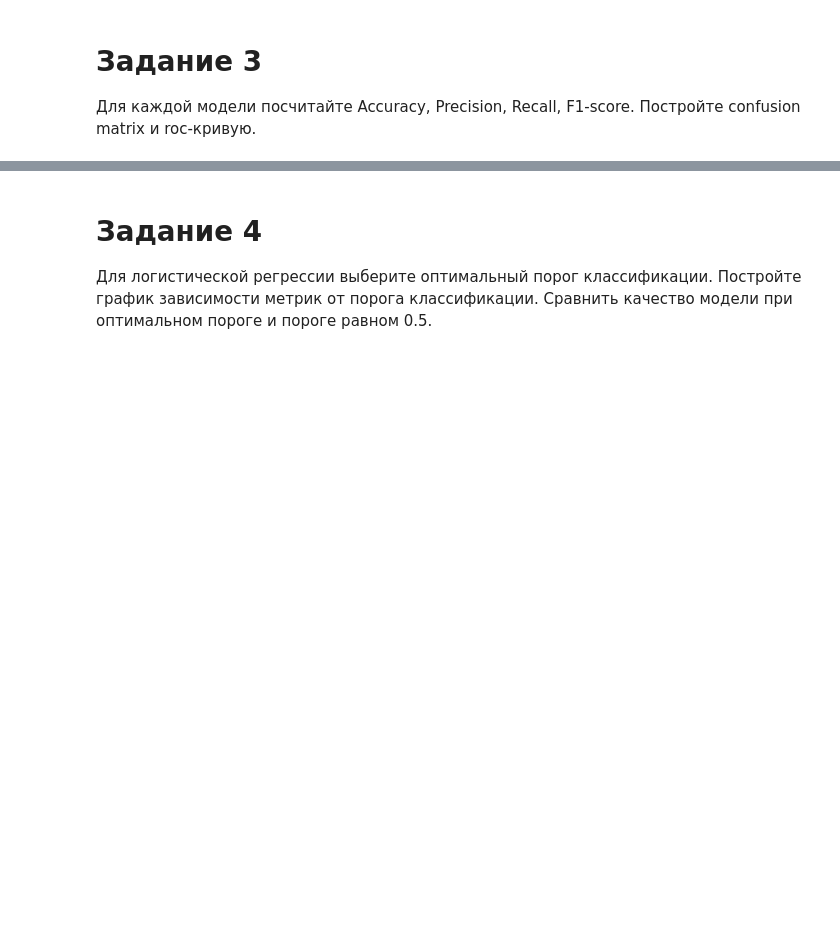
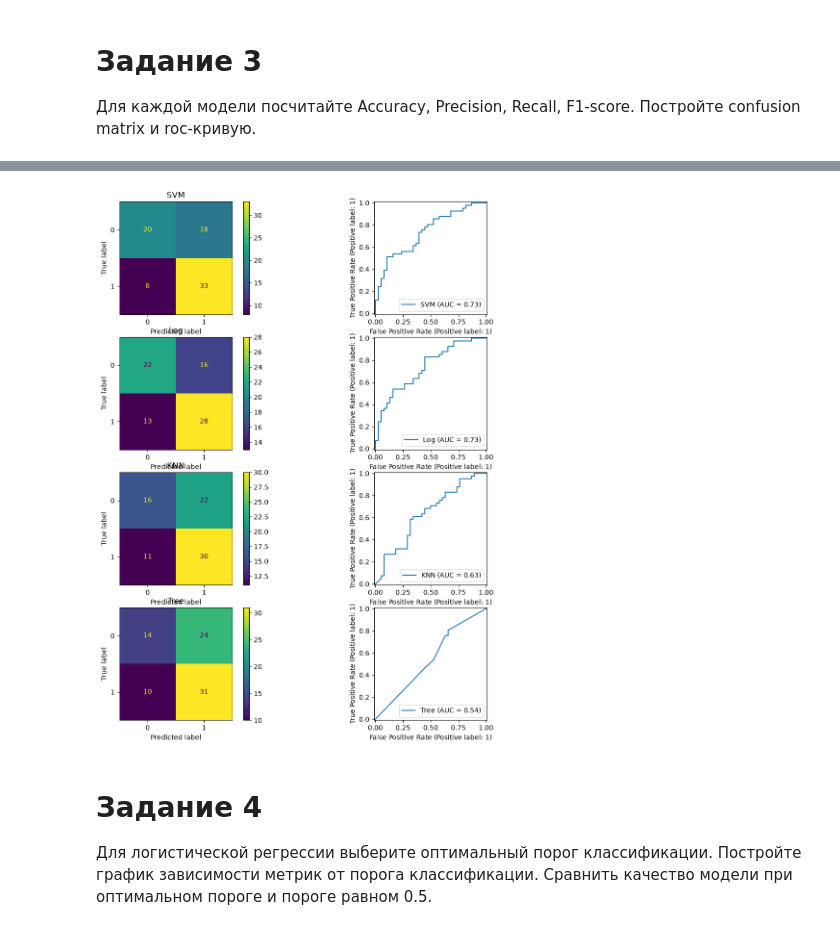
Before and after one commit to Klimentij-Kvl/famcs-archive, a Jupyter notebook: 4-year/Fundamentals of Data Mining/lab4/OIAD_lab4.ipynb, the cells around one changed output, grey strips where cells are left out. Saved outputs shown, nothing was run; the diff lists cells and outputs as text; code cells hidden in the pictures; blank space fills up the shorter version.

```diff
--- a/4-year/Fundamentals of Data Mining/lab4/OIAD_lab4.ipynb
+++ b/4-year/Fundamentals of Data Mining/lab4/OIAD_lab4.ipynb
@@ -54,13 +58,13 @@ X_test_prep = preprocessor.transform(X_test)
 
 feature_names = preprocessor.get_feature_names_out()
 
-X_train_prep = pd.DataFrame(
+X_train_prep_df = pd.DataFrame(
     X_train_prep,
     columns=feature_names,
     index=X_train.index
 )
 
-X_test_prep = pd.DataFrame(
+X_test_prep_df = pd.DataFrame(
     X_test_prep,
     columns=feature_names,
     index=X_test.index
@@ -221,0 +162,17 @@ DecisionTree        {'clf__criterion': 'entropy', 'clf__max_depth'...
+# %%
+tree_params = {
+    'max_depth': [3, 5, 7, 10, None],
+    'min_samples_leaf': [1, 3, 5, 10],
+    'criterion': ['gini', 'entropy'],
+    'class_weight': [None, 'balanced']
+}
+tree_grid = GridSearchCV(
+    DecisionTreeClassifier(random_state=42), tree_params,
+    scoring='roc_auc', cv=cv, n_jobs=-1, refit=True
+)
+tree_grid.fit(X_train_prep, y_train)
+best_model_tree = tree_grid.best_estimator_
+y_pred_tree = best_model_tree.predict(X_test_prep)
+y_proba_tree = best_model_tree.predict_proba(X_test_prep)[:, 1]
+
+print('TREE:', tree_grid.best_params_, tree_grid.best_score_)
@@ -226,3 +214,20 @@ DecisionTree        {'clf__criterion': 'entropy', 'clf__max_depth'...
+# %%
+figs, axes = plt.subplots(4, 2, figsize=(13, 14))
+models = [
+    ('SVM', y_pred_svm, y_proba_svm),
+    ('Log', y_pred_log, y_proba_log),
+    ('KNN', y_pred_knn, y_proba_knn),
+    ('Tree', y_pred_tree, y_proba_tree),
+]
+
+for i in range(4):
+    axes[i][0].set_title(models[i][0])
+    ConfusionMatrixDisplay.from_predictions(y_test, models[i][1], ax=axes[i][0])
+    RocCurveDisplay.from_predictions(y_test, models[i][2], ax=axes[i][1], name=models[i][0])
+
+plt.show()
+# %% [output]
+[figure, added]
 # %% [markdown]
 # Задание 4
 
```
Also changed, not shown: parts of 11 cells of this notebook, 2 other files.
